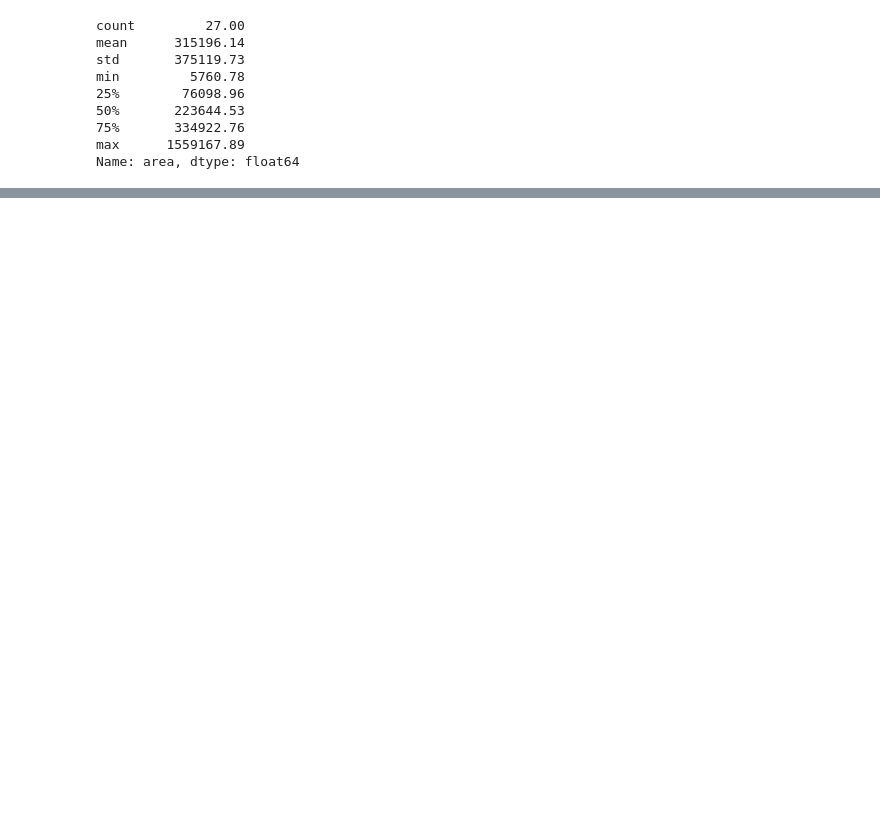
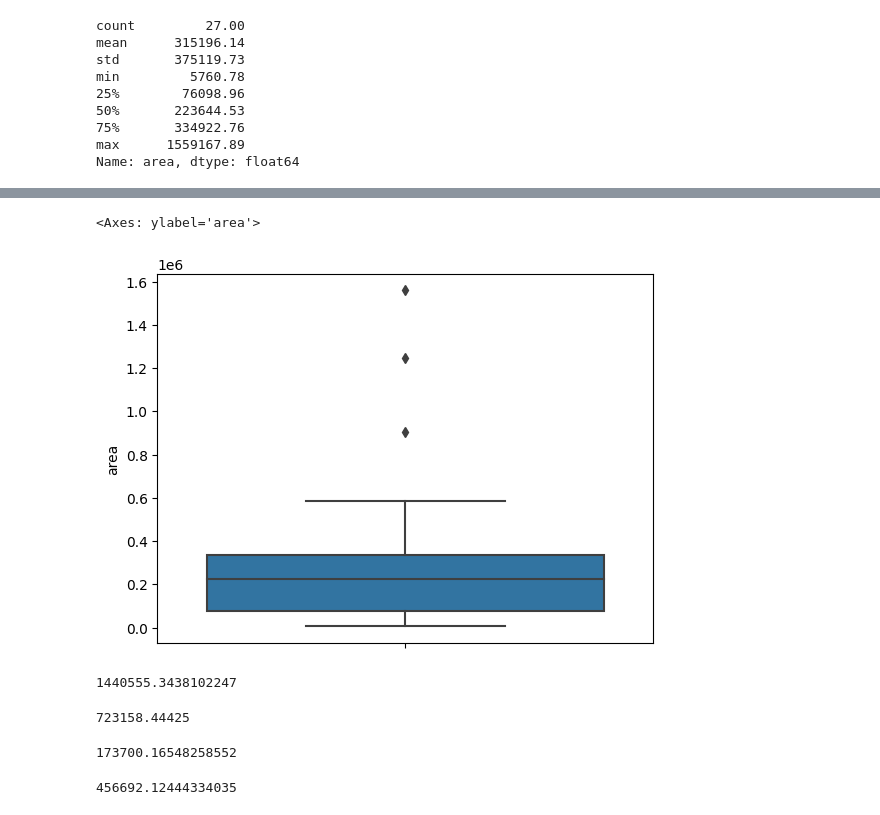
Before and after one commit to Welliton18/GCI2023, a Jupyter notebook: Aula03.ipynb, the cells around one changed output, grey strips where cells are left out. Saved outputs shown, nothing was run; the diff lists cells and outputs as text; code cells hidden in the pictures; blank space fills up the shorter version.

```diff
--- a/Aula03.ipynb
+++ b/Aula03.ipynb
@@ -37,0 +87,28 @@ Name: area, dtype: float64
+# %%
+sns.boxplot(
+    data=estados,
+    y='area'
+)
+# %% [output]
+<Axes: ylabel='area'>
+[figure, added]
+# %%
+out_max = estados.area.mean() + (3 * estados.area.std())
+print(out_max)
+# %% [output]
+1440555.3438102247
+# %%
+out_max_mad = estados.area.quantile(0.75) + ((estados.area.quantile(0.75) - estados.area.quantile(0.25)) * 1.5)
+print(out_max_mad)
+# %% [output]
+723158.44425
+# %%
+limite_inferior = estados.area.mean() - (1.96 * estados.area.std() / np.sqrt(len(estados.area)))
+print(limite_inferior)
+# %% [output]
+173700.16548258552
+# %%
+limite_superior = estados.area.mean() + (1.96 * estados.area.std() / np.sqrt(len(estados.area)))
+print(limite_inferior)
+# %% [output]
+456692.12444334035
```
Also changed, not shown: parts of 5 cells of this notebook, 1 other file.
